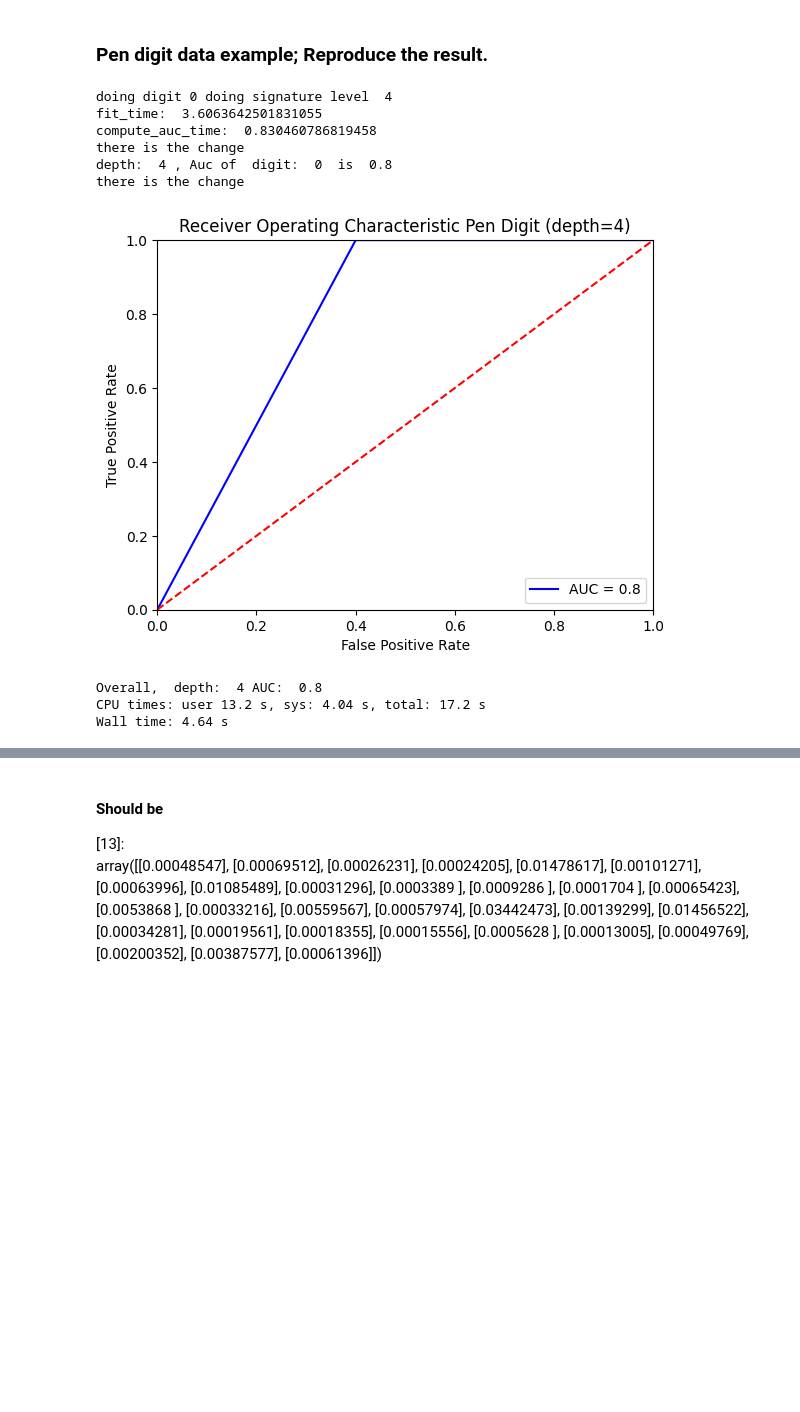
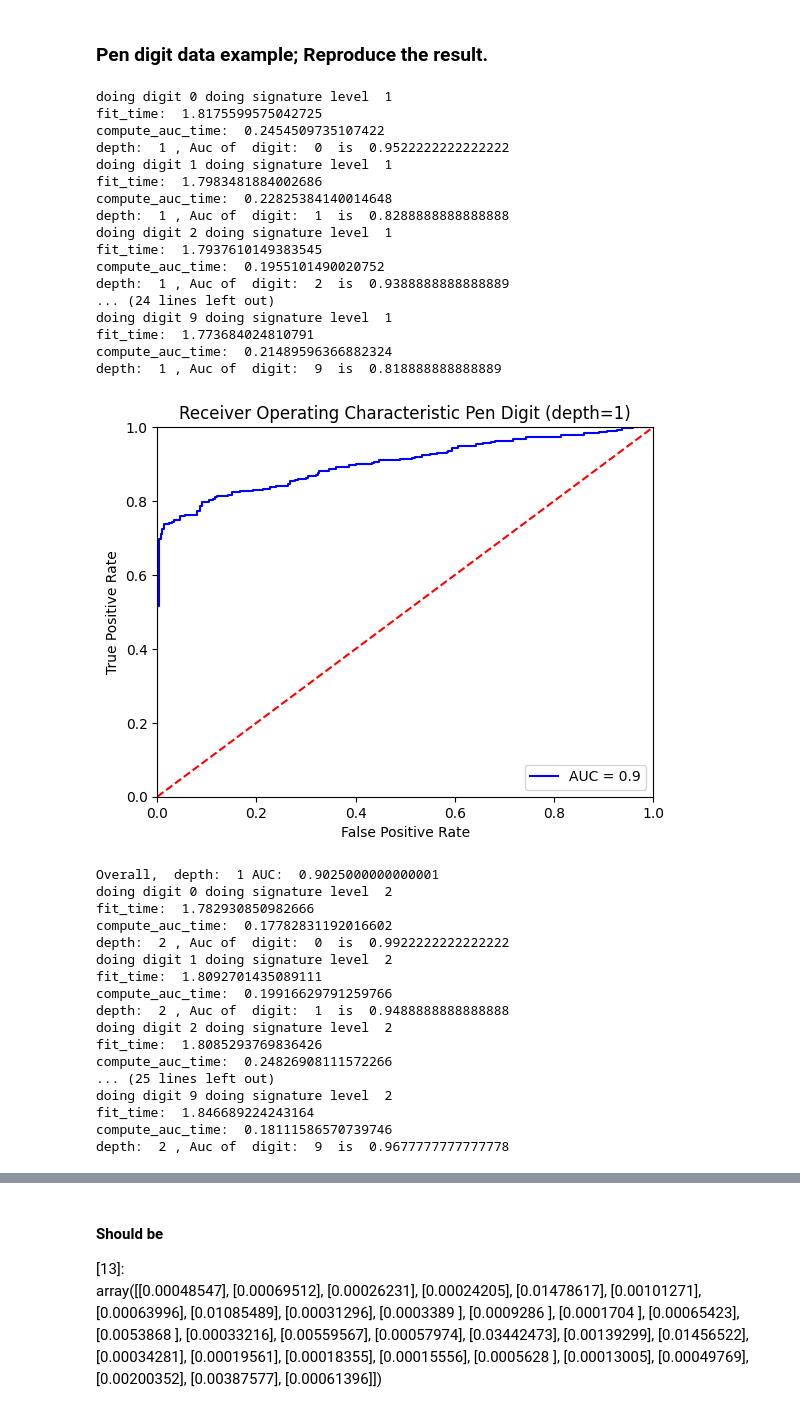
Before and after one commit to datasig-ac-uk/signature_mahalanobis_knn, a Jupyter notebook: paper-examples/examples.ipynb, the cells around one changed output, grey strips where cells are left out. Cells and saved outputs as stored; diff of their text form; code cells hidden in the pictures; blank space fills up the shorter version.

Commit message:
update paper examples using signature args fix

```diff
--- a/paper-examples/examples.ipynb
+++ b/paper-examples/examples.ipynb
@@ -26,12 +28,12 @@ DATA_DIR = '/Users/zoos/PycharmProjects/Anomaly_detection/data/'
 data = Data.Data(n_samples=(800, 30, 30), if_sample=True)
 data.load_pen_digit()
 
-depths = [4]
-digits = range(1)
+depths = [1, 2, 3, 4, 5]
+digits = range(10)
 # %%
 %%time
 depth_to_auc = {}
-n_neighbours = 50
+
 for depth in depths:
     digit_to_inlier_dists = {}
     digit_to_outlier_dists = {}
@@ -39,7 +41,7 @@ for depth in depths:
     for digit in digits:
         data.load_pen_digit(digit=digit)
         print("doing digit", digit, "doing signature level ", depth)
-        signature_maha_knn = signature_mahalanobis_knn.SignatureMahalanobisKNN()
+        signature_maha_knn = SignatureMahalanobisKNN()
         # Measure the time spent on fit
         start_time = time.time()
         signature_maha_knn.fit(
@@ -53,40 +55,65 @@ for depth in depths:
         print("fit_time: ", fit_time)
 
         # Measure the time spent on conformance
         start_time = time.time()
         inlier_dists = signature_maha_knn.conformance(
             data.test_inlier, n_neighbors=n_neighbours
         )
         outlier_dists = signature_maha_knn.conformance(
             data.test_outlier, n_neighbors=n_neighbours
         )
         compute_auc_time = time.time() - start_time
         print("compute_auc_time: ", compute_auc_time)
 
         digit_to_inlier_dists[digit] = inlier_dists
         digit_to_outlier_dists[digit] = outlier_dists
 
         auc = compute_auc_given_dists(inlier_dists, outlier_dists)
         print("depth: ", depth, ", Auc of", " digit: ", digit, " is ", auc)
 
     all_inlier_dists = np.concatenate(list(digit_to_inlier_dists.values()))
     all_outlier_dists = np.concatenate(list(digit_to_outlier_dists.values()))
     auc = compute_auc_given_dists(
         all_inlier_dists,
         all_outlier_dists,
         plot=True,
         title=f"Pen Digit (depth={depth})",
     )
     print("Overall, ", "depth: ", depth, "AUC: ", auc)
     depth_to_auc[depth] = auc
 # %% [output]
-doing digit 0 doing signature level  4
-fit_time:  3.6063642501831055
-compute_auc_time:  0.830460786819458
-there is the change
-depth:  4 , Auc of  digit:  0  is  0.8
-there is the change
+doing digit 0 doing signature level  1
+fit_time:  1.8175599575042725
+compute_auc_time:  0.2454509735107422
+depth:  1 , Auc of  digit:  0  is  0.9522222222222222
+doing digit 1 doing signature level  1
+fit_time:  1.7983481884002686
+compute_auc_time:  0.22825384140014648
+depth:  1 , Auc of  digit:  1  is  0.8288888888888888
+doing digit 2 doing signature level  1
+fit_time:  1.7937610149383545
+compute_auc_time:  0.1955101490020752
+depth:  1 , Auc of  digit:  2  is  0.9388888888888889
+... (24 lines left out)
+doing digit 9 doing signature level  1
+fit_time:  1.773684024810791
+compute_auc_time:  0.21489596366882324
+depth:  1 , Auc of  digit:  9  is  0.818888888888889
-[figure, old version]
+[figure, new version]
-Overall,  depth:  4 AUC:  0.8
-CPU times: user 13.2 s, sys: 4.04 s, total: 17.2 s
-Wall time: 4.64 s
+Overall,  depth:  1 AUC:  0.9025000000000001
+doing digit 0 doing signature level  2
+fit_time:  1.782930850982666
+compute_auc_time:  0.17782831192016602
+depth:  2 , Auc of  digit:  0  is  0.9922222222222222
+doing digit 1 doing signature level  2
+fit_time:  1.8092701435089111
+compute_auc_time:  0.19916629791259766
+depth:  2 , Auc of  digit:  1  is  0.9488888888888888
+doing digit 2 doing signature level  2
+fit_time:  1.8085293769836426
+compute_auc_time:  0.24826908111572266
+... (25 lines left out)
+doing digit 9 doing signature level  2
+fit_time:  1.846689224243164
+compute_auc_time:  0.18111586570739746
+depth:  2 , Auc of  digit:  9  is  0.9677777777777778
```
Also changed, not shown: parts of 7 cells of this notebook, 1 other file.
